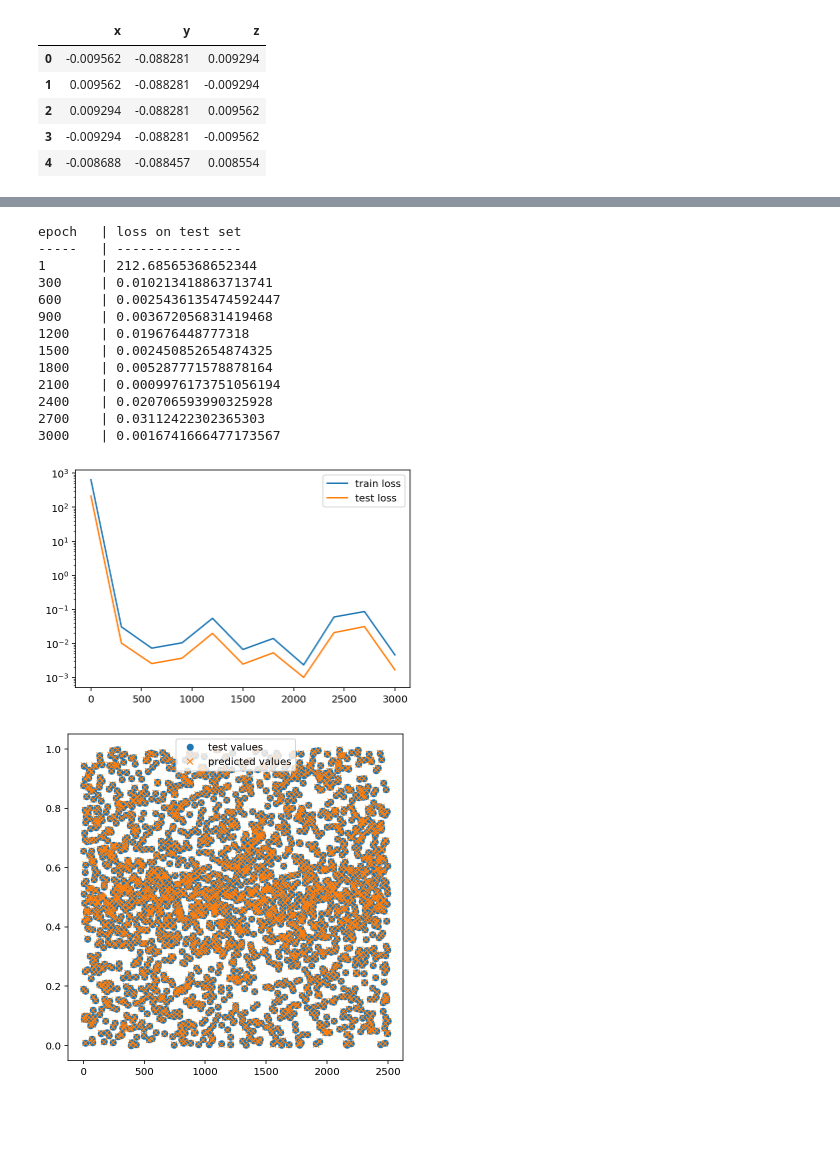
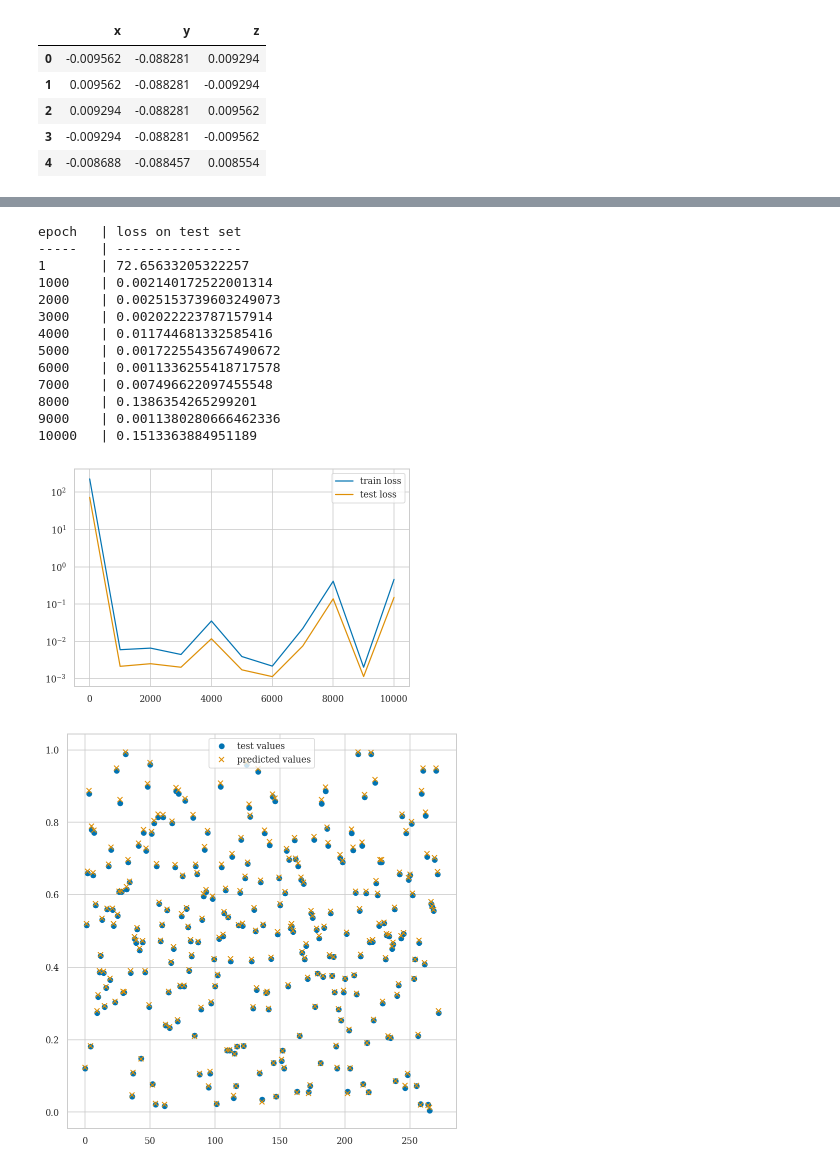
Before and after one commit to akapet00/EMF-exposure-analysis, a Jupyter notebook: notebooks/nn_sphere.ipynb, the cells around one changed output, grey strips where cells are left out. Saved outputs shown, nothing was run; the diff lists cells and outputs as text; code cells hidden in the pictures; blank space fills up the shorter version.

```diff
--- a/notebooks/nn_sphere.ipynb
+++ b/notebooks/nn_sphere.ipynb
@@ -91,8 +98,8 @@ theta_a = theta.min()
 theta_b = theta.max()
 phi_a = phi.min()
 phi_b = phi.max()
-theta_points, theta_weights = roots_legendre(100)
-phi_points, phi_weights = roots_legendre(100)
+theta_points, theta_weights = roots_legendre(33)
+phi_points, phi_weights = roots_legendre(33)
 theta_points = 0.5 * (theta_points + 1.) * (theta_b - theta_a) + theta_a
 theta_weights = 0.5 * theta_weights * (theta_b - theta_a)
 phi_points = 0.5 * (phi_points + 1.) * (phi_b - phi_a) + phi_a
@@ -163,12 +217,18 @@ IPD = 6.4426 W/m2
 # %%
-# prepared the data for the training of the neural network for an approximation of y-coordinate
-# y = nn(x, z)
+# prepare the data for the training of the neural network for an approximation
+# of y-coordinate: y = nn(x, z)
 
 X_scaled = X * 100
 scaler = MinMaxScaler()
 y_scaled = scaler.fit_transform(y)
 
 X_train, X_test, y_train, y_test = train_test_split(X_scaled, y_scaled)
+
+# convert numpy arrays to jax.numpy arrays
+X_train = jnp.asarray(X_train)
+X_test = jnp.asarray(X_test)
+y_train = jnp.asarray(y_train)
+y_test = jnp.asarray(y_test)
 # %%
 # visualize train and test data
 
@@ -184,10 +245,3 @@ ax.legend();
-# %%
-# convert numpy arrays to jax.numpy arrays
-
-X_train = jnp.array(X_train)
-X_test = jnp.array(X_test)
-y_train = jnp.array(y_train)
-y_test = jnp.array(y_test)
 # %%
 rng = random.PRNGKey(0)
 
@@ -241,7 +295,7 @@ def data_stream(num_train, num_batches):
             yield X_train[batch_idx], y_train[batch_idx]
 # %%
 step_size = 0.001
-n_epochs = 3000
+n_epochs = 10000
 printout = int(n_epochs / 10.)
 batch_size = 256
 # momentum_mass = 0.9  # for momentum and adagrad
@@ -259,6 +313,7 @@ optim_state = optim_init(init_params)
 itercount = itertools.count()
 
 loss_train, loss_test = [], []
+best_params = []
 for epoch in trange(n_epochs):
     start_time = time.time()
     for _ in range(num_batches):
@@ -271,27 +326,28 @@ for epoch in trange(n_epochs):
             print('epoch \t| loss on test set')
             print('----- \t| ----------------')
         loss_train.append(loss_fn(params, (X_train, y_train)))
+        best_params.append(params)
         l = loss_fn(params, (X_test, y_test))
         loss_test.append(l)
         print(f'{epoch + 1} \t| {l}')
 # %% [output]
 epoch   | loss on test set
 -----   | ----------------
-1       | 212.68565368652344
-300     | 0.010213418863713741
-600     | 0.0025436135474592447
-900     | 0.003672056831419468
-1200    | 0.019676448777318
-1500    | 0.002450852654874325
-1800    | 0.005287771578878164
-2100    | 0.0009976173751056194
-2400    | 0.020706593990325928
-2700    | 0.03112422302365303
-3000    | 0.0016741666477173567
+1       | 72.65633205322257
+1000    | 0.002140172522001314
+2000    | 0.0025153739603249073
+3000    | 0.002022223787157914
+4000    | 0.011744681332585416
+5000    | 0.0017225543567490672
+6000    | 0.0011336255418717578
+7000    | 0.007496622097455548
+8000    | 0.1386354265299201
+9000    | 0.0011380280666462336
+10000   | 0.1513363884951189
 # %%
 plt.plot(jnp.arange(0, n_epochs+1, printout), loss_train, label='train loss')
 plt.plot(jnp.arange(0, n_epochs+1, printout), loss_test, label='test loss')
 plt.yscale('log')
 plt.legend();
 # %% [output]
-[figure, old version]
+[figure, new version]
@@ -298,10 +357,11 @@ plt.legend();
 # %%
 fig = plt.figure(figsize=(6, 6))
 plt.plot(y_test.flatten(), 'o', label='test values')
-plt.plot(batch_forward(params, X_test).flatten(), 'x', label='predicted values')
-plt.legend();
+plt.plot(batch_forward(best_params[7], X_test).flatten(), 'x', label='predicted values')
+plt.legend()
+plt.tight_layout();
 # %% [output]
-[figure, old version]
+[figure, new version]
 # %%
 fig = plt.figure(figsize=(6, 6))
 ax = plt.axes(projection ='3d')
```
Also changed, not shown: parts of 23 cells of this notebook.
